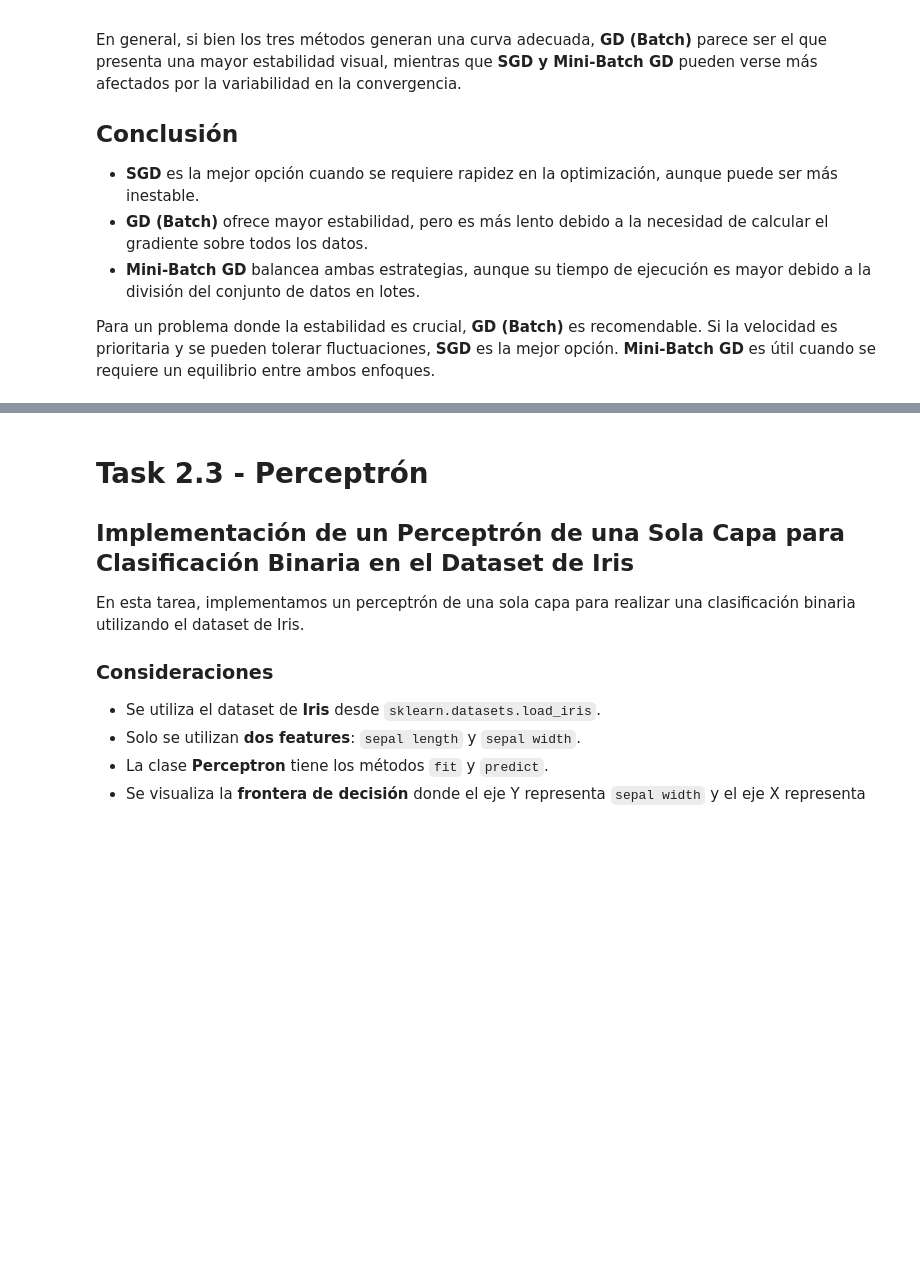
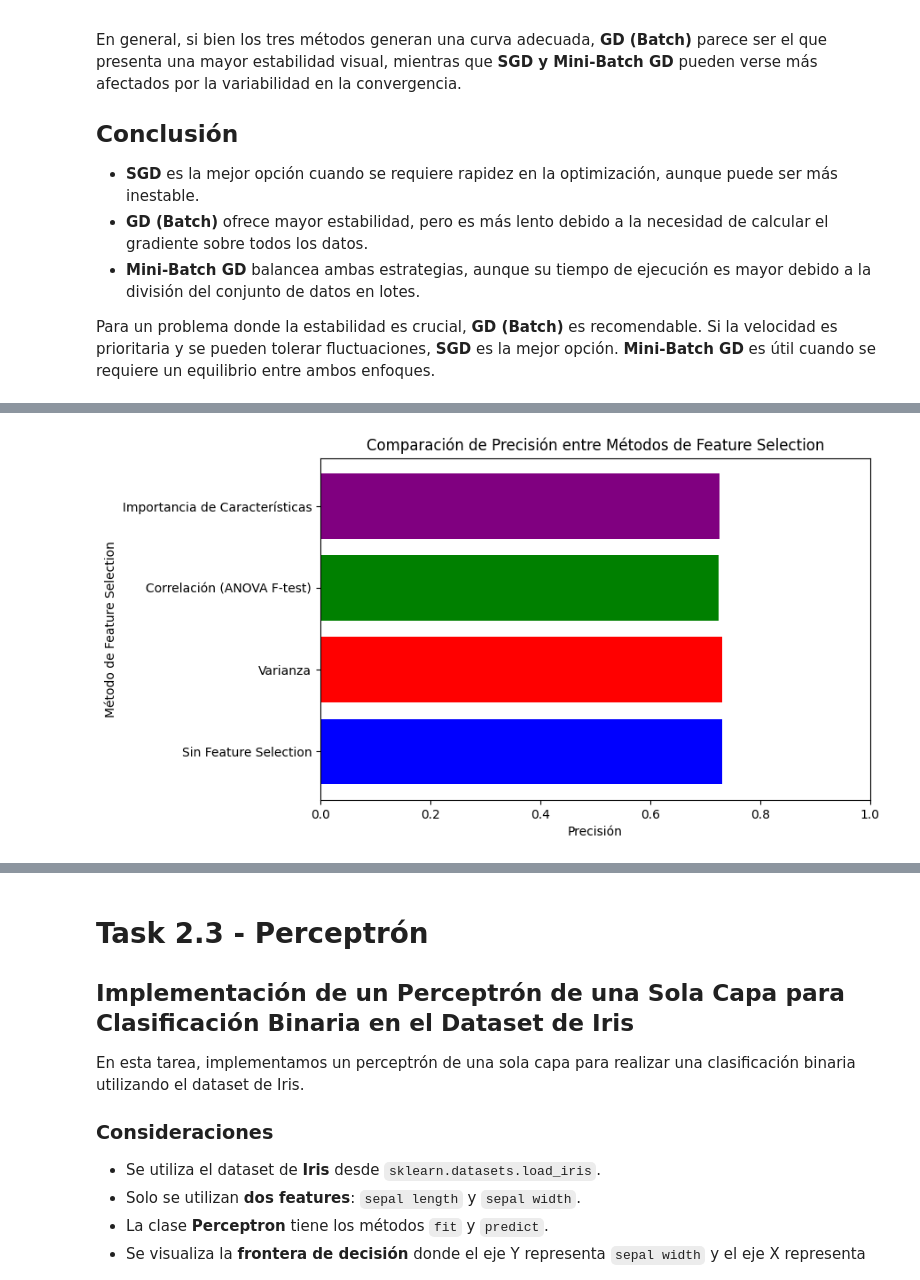
Before and after one commit to Hayser8/IALab3, a Jupyter notebook: Lab3.ipynb, the cells around one changed output, grey strips where cells are left out. Drawn from its saved outputs; the diff is of its cells as text; code cells hidden in the pictures; blank space fills up the shorter version.

```diff
--- a/Lab3.ipynb
+++ b/Lab3.ipynb
@@ -271,0 +295,78 @@ Para un problema donde la estabilidad es crucial, **GD (Batch)** es recomendable
+# %%
+import numpy as np
+import pandas as pd
+import matplotlib.pyplot as plt
+from sklearn.model_selection import train_test_split
+from sklearn.svm import SVC
+from sklearn.metrics import accuracy_score
+from sklearn.feature_selection import VarianceThreshold, SelectKBest, f_classif
+from sklearn.ensemble import ExtraTreesClassifier
+
+file_path = "high_diamond_ranked_10min.csv"
+data = pd.read_csv(file_path)
+
+target = "blueWins"
+features = data.columns.drop(target)
+X = data[features]
+y = data[target]
+
+X = (X - X.mean()) / X.std()
+X_train, X_test, y_train, y_test = train_test_split(X, y, test_size=0.2, random_state=42)
+
+# Modelo base sin selección de características
+svm_base = SVC(kernel="linear")
+svm_base.fit(X_train, y_train)
+y_pred_base = svm_base.predict(X_test)
+accuracy_base = accuracy_score(y_test, y_pred_base)
+
+# Selección basada en Varianza
+selector_variance = VarianceThreshold(threshold=0.1)
+X_train_var = selector_variance.fit_transform(X_train)
+X_test_var = selector_variance.transform(X_test)
+
+svm_var = SVC(kernel="linear")
+svm_var.fit(X_train_var, y_train)
+y_pred_var = svm_var.predict(X_test_var)
+accuracy_var = accuracy_score(y_test, y_pred_var)
+
+# Selección basada en Correlación (ANOVA F-test)
+selector_kbest = SelectKBest(score_func=f_classif, k=10)
+X_train_kbest = selector_kbest.fit_transform(X_train, y_train)
+X_test_kbest = selector_kbest.transform(X_test)
+
+svm_kbest = SVC(kernel="linear")
+svm_kbest.fit(X_train_kbest, y_train)
+y_pred_kbest = svm_kbest.predict(X_test_kbest)
+accuracy_kbest = accuracy_score(y_test, y_pred_kbest)
+
+# elección basada en Importancia de Características
+model = ExtraTreesClassifier(n_estimators=50)
+model.fit(X_train, y_train)
+feature_importances = model.feature_importances_
+selected_features = np.argsort(feature_importances)[-10:]
+X_train_trees = X_train.iloc[:, selected_features]
+X_test_trees = X_test.iloc[:, selected_features]
+
+svm_trees = SVC(kernel="linear")
+svm_trees.fit(X_train_trees, y_train)
+y_pred_trees = svm_trees.predict(X_test_trees)
+accuracy_trees = accuracy_score(y_test, y_pred_trees)
+
+
+results = pd.DataFrame({
+    "Método": ["Sin Feature Selection", "Varianza", "Correlación (ANOVA F-test)", "Importancia de Características"],
+    "Precisión": [accuracy_base, accuracy_var, accuracy_kbest, accuracy_trees]
+})
+
+
+print(results)
+
+
+plt.figure(figsize=(8, 5))
+plt.barh(results["Método"], results["Precisión"], color=["blue", "red", "green", "purple"])
+plt.xlabel("Precisión")
+plt.ylabel("Método de Feature Selection")
+plt.title("Comparación de Precisión entre Métodos de Feature Selection")
+plt.xlim(0, 1)
+plt.show()
+# %% [output]
@@ -271,0 +378 @@ Para un problema donde la estabilidad es crucial, **GD (Batch)** es recomendable
+[figure, added]
```
Also changed, not shown: parts of 3 cells of this notebook.
